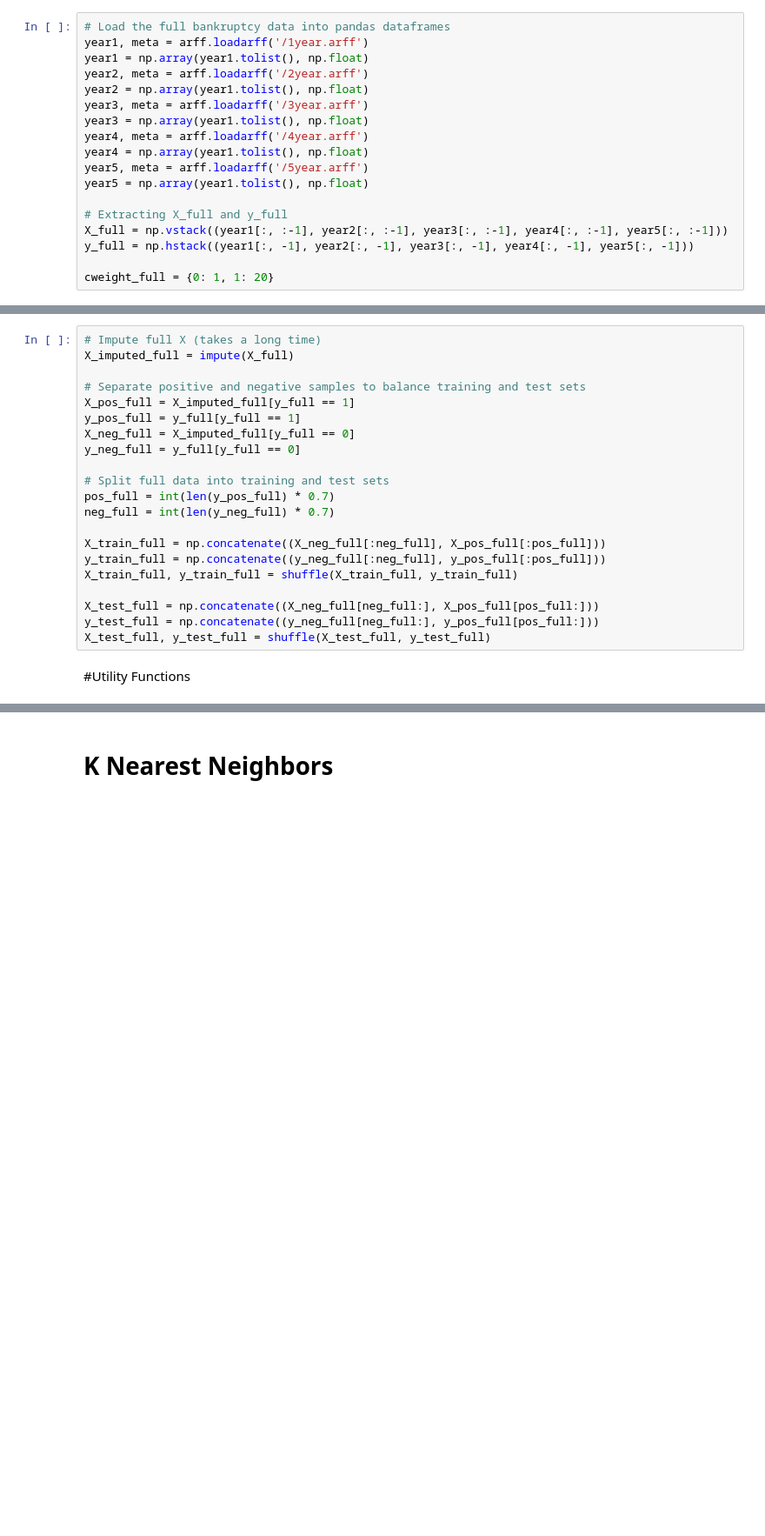
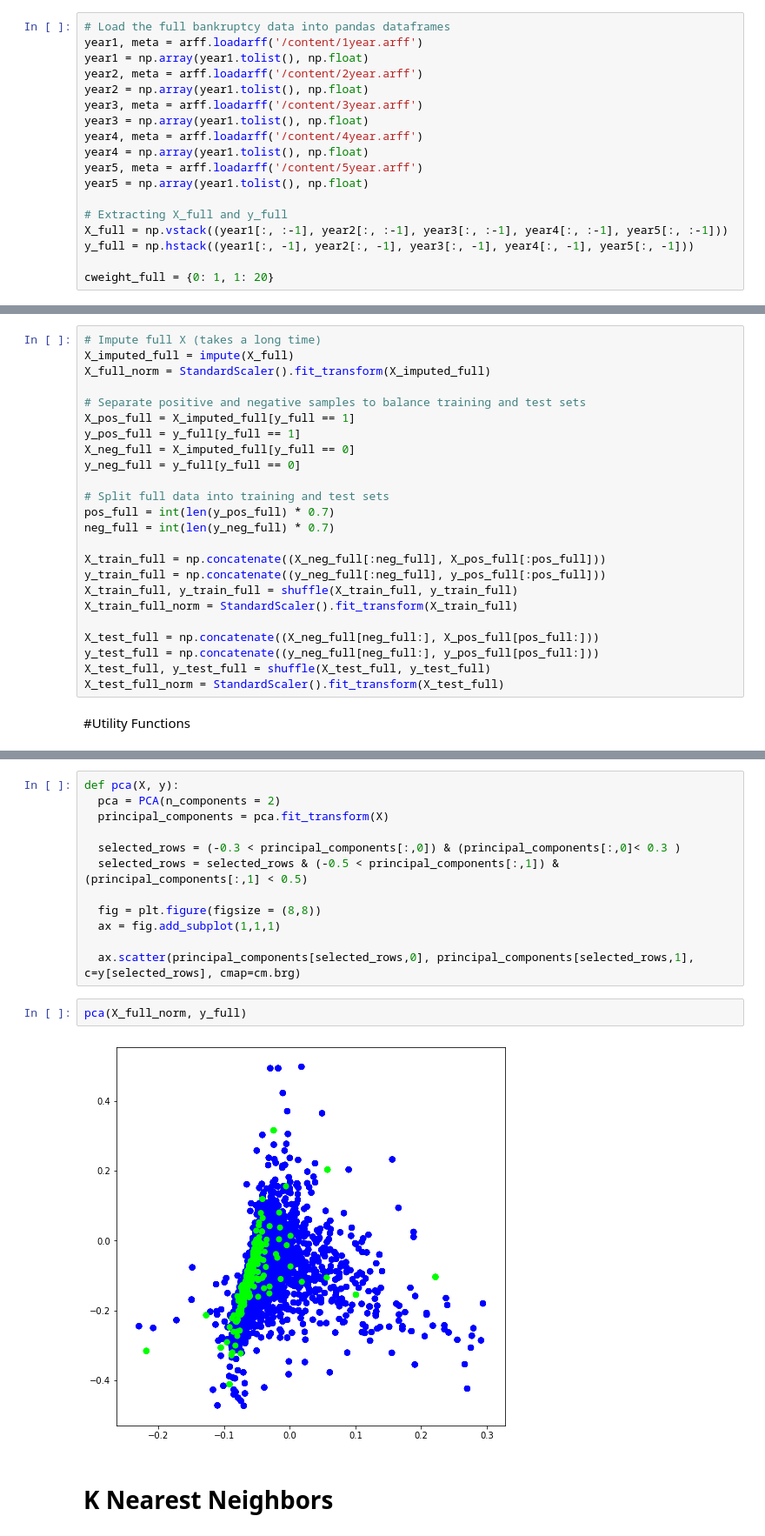
Before and after one commit to zchuning/BankruptcyDataAnalysis, a Jupyter notebook: BankruptcyDataAnalysis.ipynb, the cells around one changed output, grey strips where cells are left out. Shown: that part at 87% size. Drawn from its saved outputs; the diff is of its cells as text; blank space fills up the shorter version.

```diff
--- a/BankruptcyDataAnalysis.ipynb
+++ b/BankruptcyDataAnalysis.ipynb
@@ -72,15 +77,15 @@ cweight = {0: 1, 1: 15}
 ### Full Dataset
 # %%
 # Load the full bankruptcy data into pandas dataframes
-year1, meta = arff.loadarff('/1year.arff')
+year1, meta = arff.loadarff('/content/1year.arff')
 year1 = np.array(year1.tolist(), np.float)
-year2, meta = arff.loadarff('/2year.arff')
+year2, meta = arff.loadarff('/content/2year.arff')
 year2 = np.array(year1.tolist(), np.float)
-year3, meta = arff.loadarff('/3year.arff')
+year3, meta = arff.loadarff('/content/3year.arff')
 year3 = np.array(year1.tolist(), np.float)
-year4, meta = arff.loadarff('/4year.arff')
+year4, meta = arff.loadarff('/content/4year.arff')
 year4 = np.array(year1.tolist(), np.float)
-year5, meta = arff.loadarff('/5year.arff')
+year5, meta = arff.loadarff('/content/5year.arff')
 year5 = np.array(year1.tolist(), np.float)
 
 # Extracting X_full and y_full
@@ -160,6 +168,7 @@ X_test, y_test = shuffle(X_test, y_test)
 # %%
 # Impute full X (takes a long time)
 X_imputed_full = impute(X_full)
+X_full_norm = StandardScaler().fit_transform(X_imputed_full)
 
 # Separate positive and negative samples to balance training and test sets
 X_pos_full = X_imputed_full[y_full == 1]
@@ -174,10 +183,12 @@ neg_full = int(len(y_neg_full) * 0.7)
 X_train_full = np.concatenate((X_neg_full[:neg_full], X_pos_full[:pos_full]))
 y_train_full = np.concatenate((y_neg_full[:neg_full], y_pos_full[:pos_full]))
 X_train_full, y_train_full = shuffle(X_train_full, y_train_full)
+X_train_full_norm = StandardScaler().fit_transform(X_train_full)
 
 X_test_full = np.concatenate((X_neg_full[neg_full:], X_pos_full[pos_full:]))
 y_test_full = np.concatenate((y_neg_full[neg_full:], y_pos_full[pos_full:]))
 X_test_full, y_test_full = shuffle(X_test_full, y_test_full)
+X_test_full_norm = StandardScaler().fit_transform(X_test_full)
 # %% [markdown]
 #Utility Functions
 # %%
@@ -219,3 +232,19 @@ def plot_AUC(y_pred_proba, y_test):
+# %%
+def pca(X, y):
+  pca = PCA(n_components = 2)
+  principal_components = pca.fit_transform(X)
+
+  selected_rows = (-0.3 < principal_components[:,0]) & (principal_components[:,0]< 0.3 )
+  selected_rows = selected_rows & (-0.5 < principal_components[:,1]) & (principal_components[:,1] < 0.5)
+
+  fig = plt.figure(figsize = (8,8))
+  ax = fig.add_subplot(1,1,1)
+
+  ax.scatter(principal_components[selected_rows,0], principal_components[selected_rows,1], c=y[selected_rows], cmap=cm.brg)
+# %%
+pca(X_full_norm, y_full)
+# %% [output]
+[figure, added]
 # %% [markdown]
 # K Nearest Neighbors
 # %%
```
Also changed, not shown: parts of 11 cells of this notebook.
